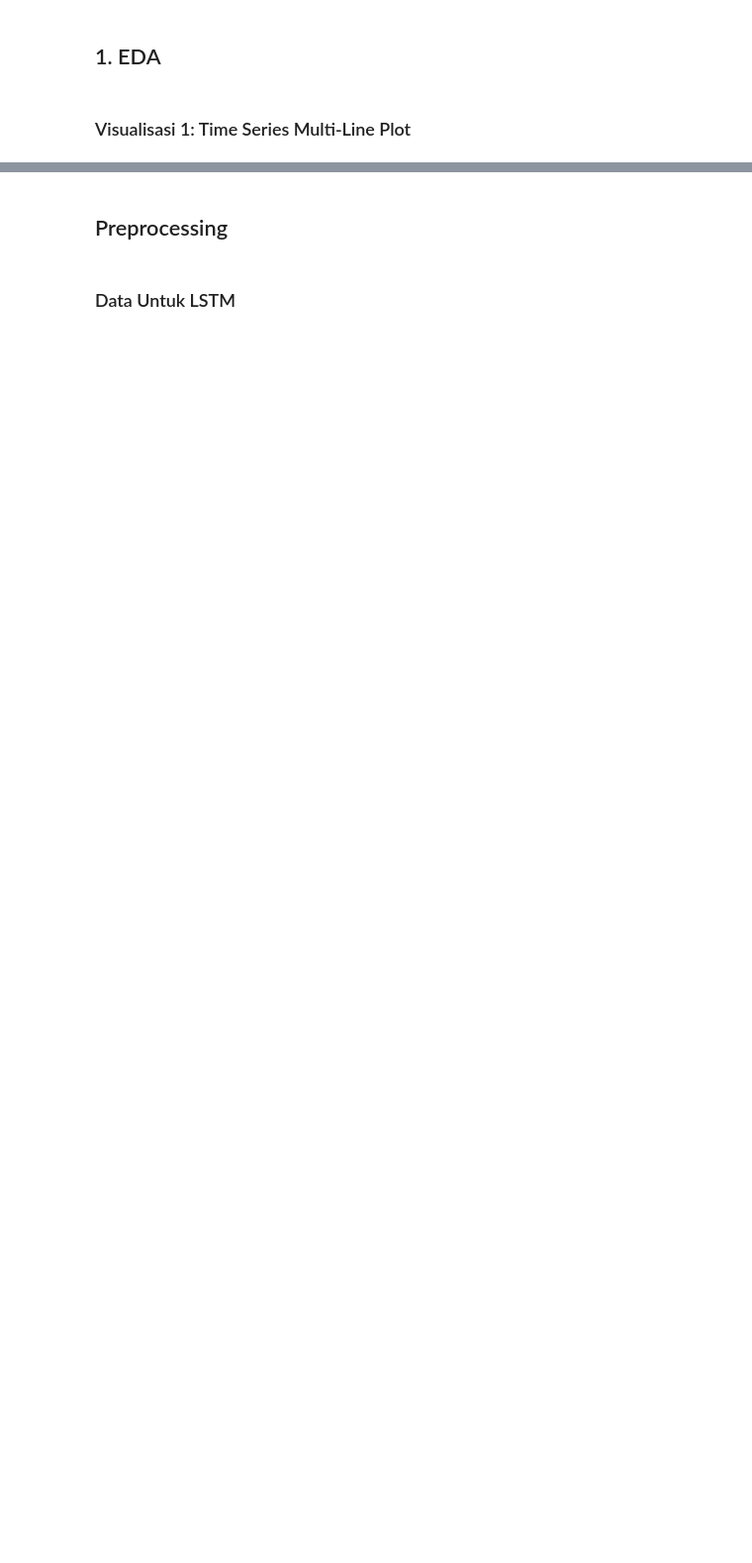
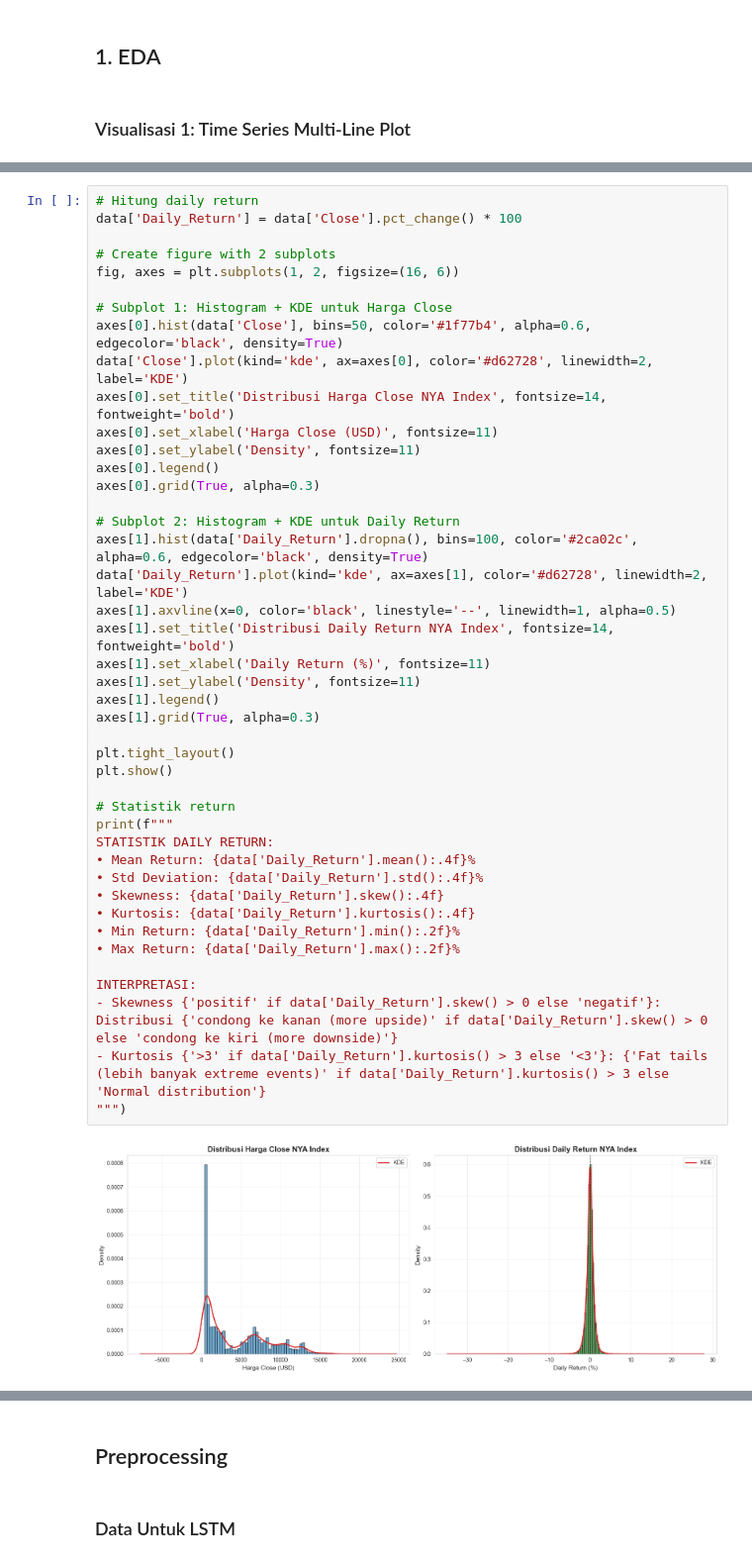
Before and after one commit to goldistry/project-pvd, a Jupyter notebook: code/EDA + Modeling.ipynb, the cells around one changed output, grey strips where cells are left out. Shown at 99% size. Saved outputs shown, nothing was run; the diff lists cells and outputs as text; blank space fills up the shorter version.

```diff
--- a/code/EDA + Modeling.ipynb
+++ b/code/EDA + Modeling.ipynb
@@ -67,0 +196,45 @@ plt.show()
+# %%
+# Hitung daily return
+data['Daily_Return'] = data['Close'].pct_change() * 100
+
+# Create figure with 2 subplots
+fig, axes = plt.subplots(1, 2, figsize=(16, 6))
+
+# Subplot 1: Histogram + KDE untuk Harga Close
+axes[0].hist(data['Close'], bins=50, color='#1f77b4', alpha=0.6, edgecolor='black', density=True)
+data['Close'].plot(kind='kde', ax=axes[0], color='#d62728', linewidth=2, label='KDE')
+axes[0].set_title('Distribusi Harga Close NYA Index', fontsize=14, fontweight='bold')
+axes[0].set_xlabel('Harga Close (USD)', fontsize=11)
+axes[0].set_ylabel('Density', fontsize=11)
+axes[0].legend()
+axes[0].grid(True, alpha=0.3)
+
+# Subplot 2: Histogram + KDE untuk Daily Return
+axes[1].hist(data['Daily_Return'].dropna(), bins=100, color='#2ca02c', alpha=0.6, edgecolor='black', density=True)
+data['Daily_Return'].plot(kind='kde', ax=axes[1], color='#d62728', linewidth=2, label='KDE')
+axes[1].axvline(x=0, color='black', linestyle='--', linewidth=1, alpha=0.5)
+axes[1].set_title('Distribusi Daily Return NYA Index', fontsize=14, fontweight='bold')
+axes[1].set_xlabel('Daily Return (%)', fontsize=11)
+axes[1].set_ylabel('Density', fontsize=11)
+axes[1].legend()
+axes[1].grid(True, alpha=0.3)
+
+plt.tight_layout()
+plt.show()
+
+# Statistik return
+print(f"""
+STATISTIK DAILY RETURN:
+• Mean Return: {data['Daily_Return'].mean():.4f}%
+• Std Deviation: {data['Daily_Return'].std():.4f}%
+• Skewness: {data['Daily_Return'].skew():.4f}
+• Kurtosis: {data['Daily_Return'].kurtosis():.4f}
+• Min Return: {data['Daily_Return'].min():.2f}%
+• Max Return: {data['Daily_Return'].max():.2f}%
+
+INTERPRETASI:
+- Skewness {'positif' if data['Daily_Return'].skew() > 0 else 'negatif'}: Distribusi {'condong ke kanan (more upside)' if data['Daily_Return'].skew() > 0 else 'condong ke kiri (more downside)'}
+- Kurtosis {'>3' if data['Daily_Return'].kurtosis() > 3 else '<3'}: {'Fat tails (lebih banyak extreme events)' if data['Daily_Return'].kurtosis() > 3 else 'Normal distribution'}
+""")
+# %% [output]
+[figure, added]
```
Also changed, not shown: parts of 42 cells of this notebook.
